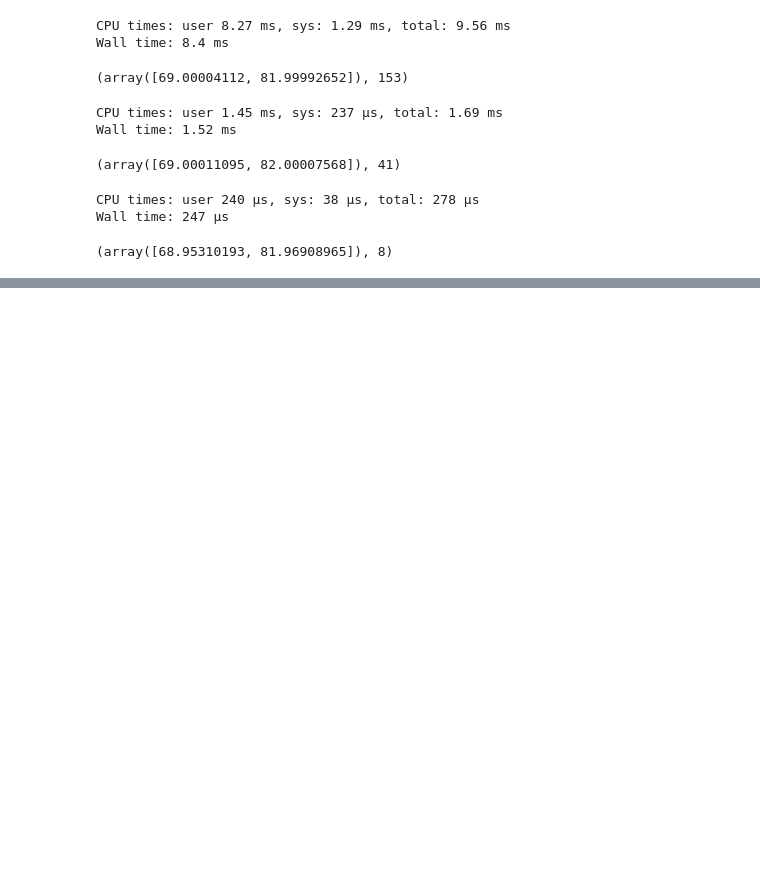
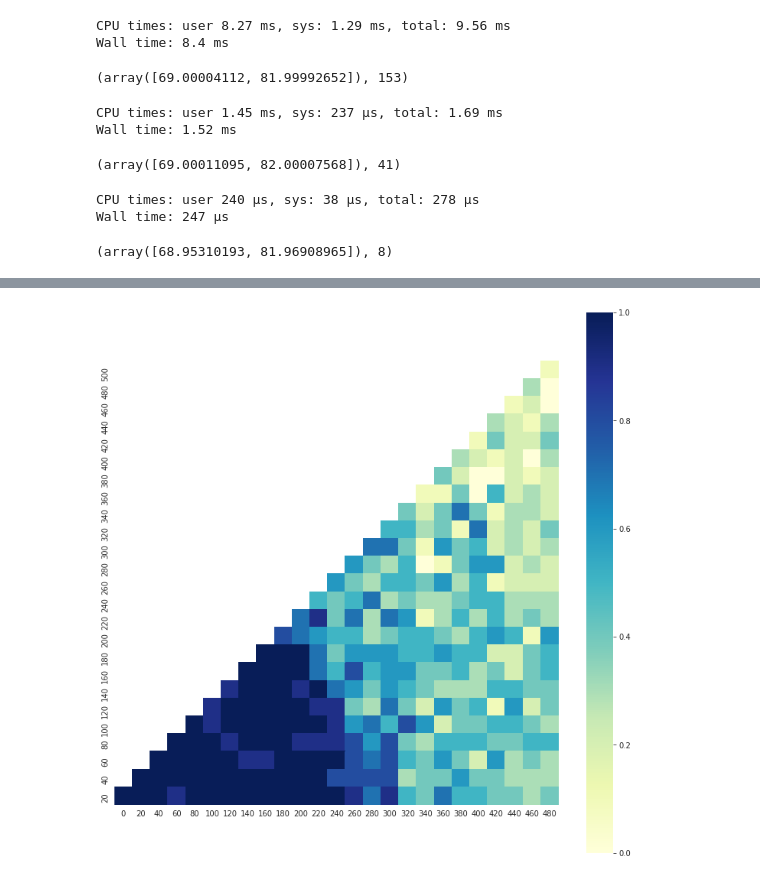
Before and after one commit to huajian1069/non-convex-optimisation, a Jupyter notebook: library/draft.ipynb, the cells around one changed output, grey strips where cells are left out. Saved outputs shown, nothing was run; the diff lists cells and outputs as text; code cells hidden in the pictures; blank space fills up the shorter version.

```diff
--- a/library/draft.ipynb
+++ b/library/draft.ipynb
@@ -127,0 +370,5 @@ def sample_from_square(edge, center, num):
+# %%
+plot_hotmap(avg_res, mask)
+#plt.savefig('hotmap_roundOff.png')
+# %% [output]
+[figure, added]
```
Also changed, not shown: parts of 15 cells of this notebook, 4 other files.
